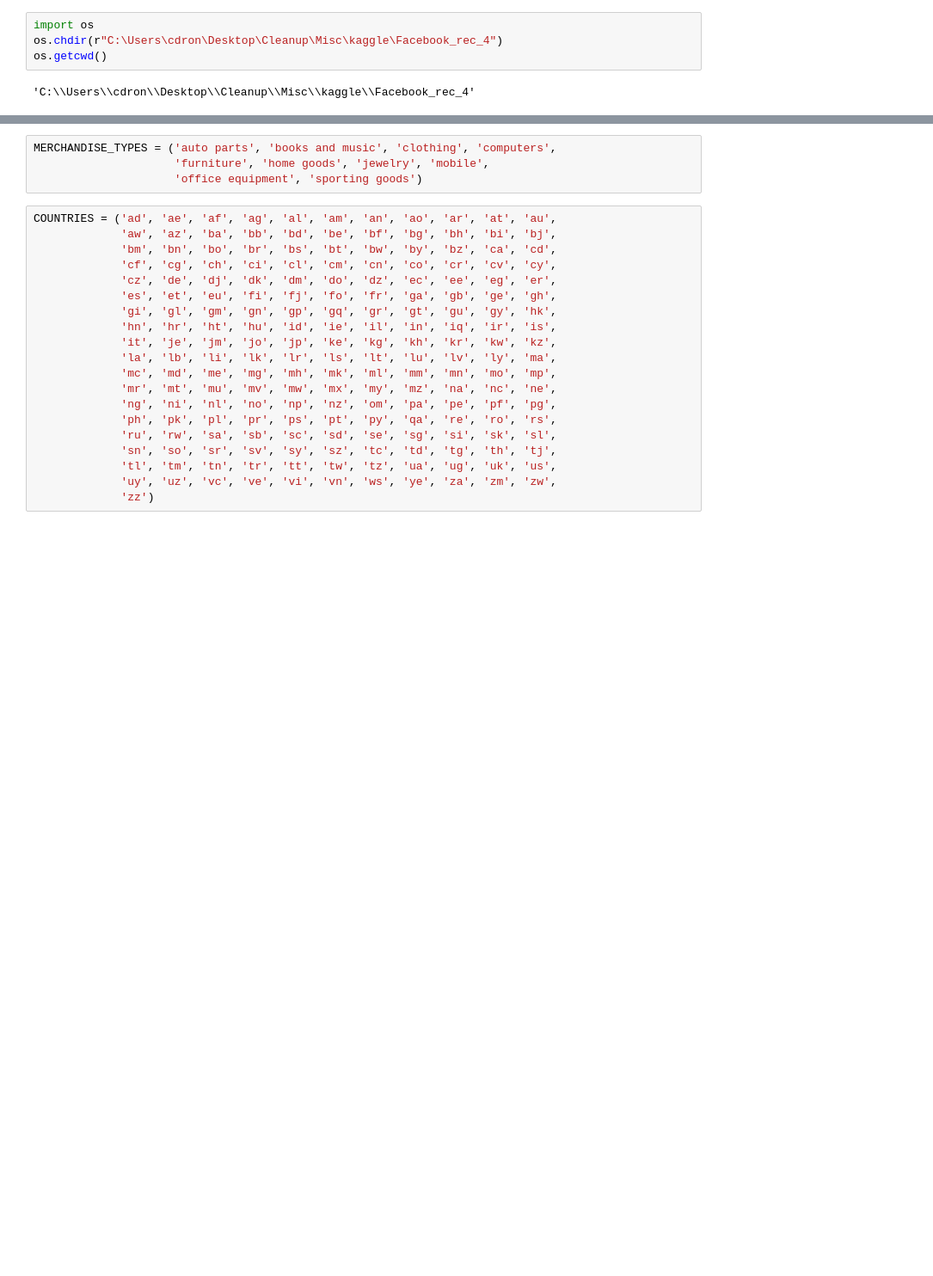
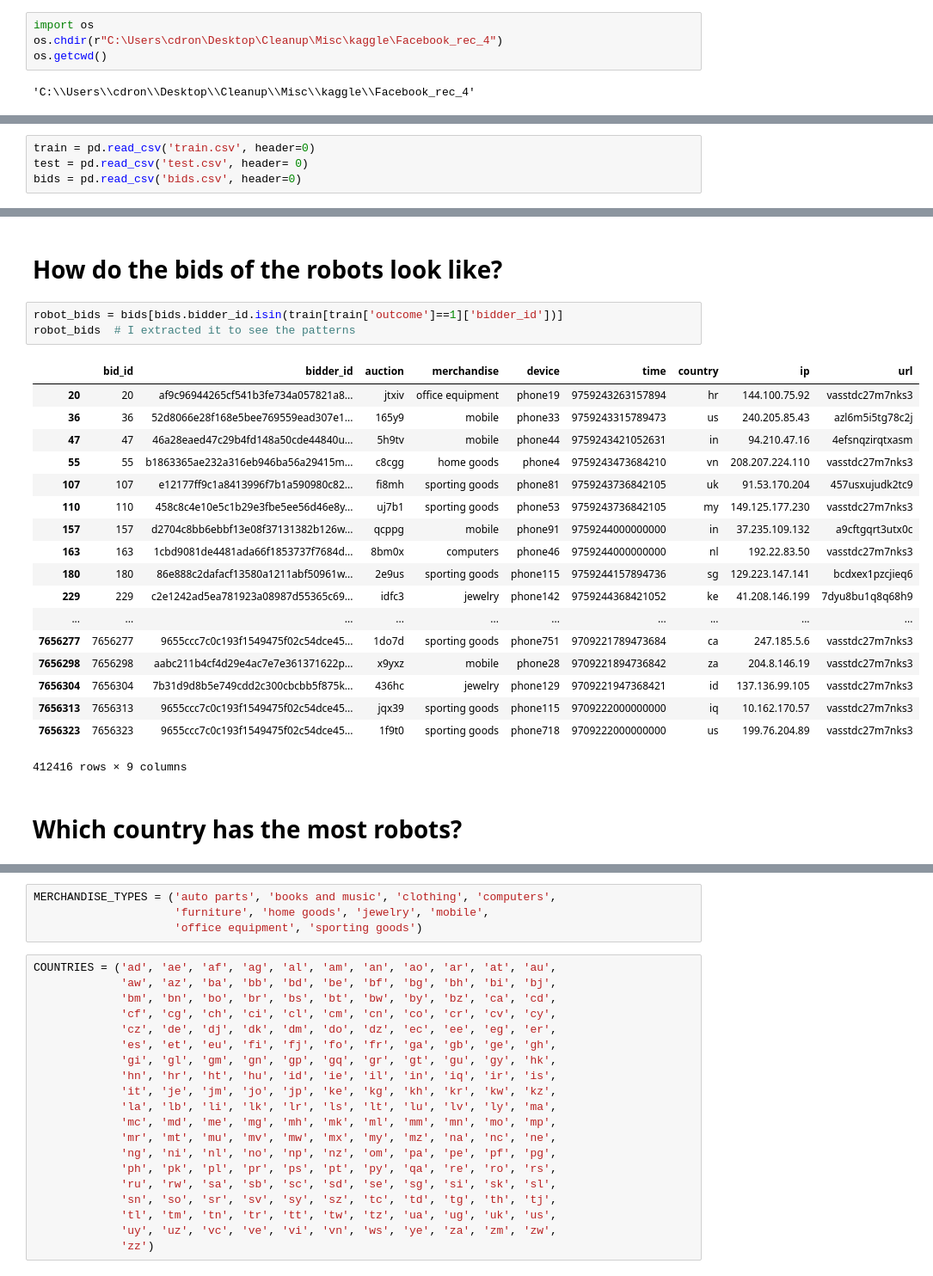
Before and after one commit to chandrad/random, a Jupyter notebook: K0.89249_diffstrat.ipynb, the cells around one changed output, grey strips where cells are left out. Shown: that part at 86% size. Drawn from its saved outputs; the diff is of its cells as text; blank space fills up the shorter version.

```diff
--- a/K0.89249_diffstrat.ipynb
+++ b/K0.89249_diffstrat.ipynb
@@ -13,0 +41,4 @@ os.getcwd()
+# %%
+train = pd.read_csv('train.csv', header=0)
+test = pd.read_csv('test.csv', header= 0)
+bids = pd.read_csv('bids.csv', header=0)
@@ -13,0 +188,26 @@ os.getcwd()
+# %% [markdown]
+# How do the bids of the robots look like?
+# %%
+robot_bids = bids[bids.bidder_id.isin(train[train['outcome']==1]['bidder_id'])]
+robot_bids  # I extracted it to see the patterns
+# %% [output]
+|  | bid_id | bidder_id | auction | merchandise | device | time | country | ip | url |
+| 20 | 20 | af9c96944265cf541b3fe734a057821a8... | jtxiv | office equipment | phone19 | 9759243263157894 | hr | 144.100.75.92 | vasstdc27m7nks3 |
+| 36 | 36 | 52d8066e28f168e5bee769559ead307e1... | 165y9 | mobile | phone33 | 9759243315789473 | us | 240.205.85.43 | azl6m5i5tg78c2j |
+| 47 | 47 | 46a28eaed47c29b4fd148a50cde44840u... | 5h9tv | mobile | phone44 | 9759243421052631 | in | 94.210.47.16 | 4efsnqzirqtxasm |
+| 55 | 55 | b1863365ae232a316eb946ba56a29415m... | c8cgg | home goods | phone4 | 9759243473684210 | vn | 208.207.224.110 | vasstdc27m7nks3 |
+| 107 | 107 | e12177ff9c1a8413996f7b1a590980c82... | fi8mh | sporting goods | phone81 | 9759243736842105 | uk | 91.53.170.204 | 457usxujudk2tc9 |
+| 110 | 110 | 458c8c4e10e5c1b29e3fbe5ee56d46e8y... | uj7b1 | sporting goods | phone53 | 9759243736842105 | my | 149.125.177.230 | vasstdc27m7nks3 |
+| 157 | 157 | d2704c8bb6ebbf13e08f37131382b126w... | qcppg | mobile | phone91 | 9759244000000000 | in | 37.235.109.132 | a9cftgqrt3utx0c |
+| 163 | 163 | 1cbd9081de4481ada66f1853737f7684d... | 8bm0x | computers | phone46 | 9759244000000000 | nl | 192.22.83.50 | vasstdc27m7nks3 |
+| 180 | 180 | 86e888c2dafacf13580a1211abf50961w... | 2e9us | sporting goods | phone115 | 9759244157894736 | sg | 129.223.147.141 | bcdxex1pzcjieq6 |
+| 229 | 229 | c2e1242ad5ea781923a08987d55365c69... | idfc3 | jewelry | phone142 | 9759244368421052 | ke | 41.208.146.199 | 7dyu8bu1q8q68h9 |
+| ... | ... | ... | ... | ... | ... | ... | ... | ... | ... |
+| 7656277 | 7656277 | 9655ccc7c0c193f1549475f02c54dce45... | 1do7d | sporting goods | phone751 | 9709221789473684 | ca | 247.185.5.6 | vasstdc27m7nks3 |
+| 7656298 | 7656298 | aabc211b4cf4d29e4ac7e7e361371622p... | x9yxz | mobile | phone28 | 9709221894736842 | za | 204.8.146.19 | vasstdc27m7nks3 |
+| 7656304 | 7656304 | 7b31d9d8b5e749cdd2c300cbcbb5f875k... | 436hc | jewelry | phone129 | 9709221947368421 | id | 137.136.99.105 | vasstdc27m7nks3 |
+| 7656313 | 7656313 | 9655ccc7c0c193f1549475f02c54dce45... | jqx39 | sporting goods | phone115 | 9709222000000000 | iq | 10.162.170.57 | vasstdc27m7nks3 |
+| 7656323 | 7656323 | 9655ccc7c0c193f1549475f02c54dce45... | 1f9t0 | sporting goods | phone718 | 9709222000000000 | us | 199.76.204.89 | vasstdc27m7nks3 |
+412416 rows × 9 columns
+# %% [markdown]
+# Which country has the most robots?
```
Also changed, not shown: parts of 30 cells of this notebook.
